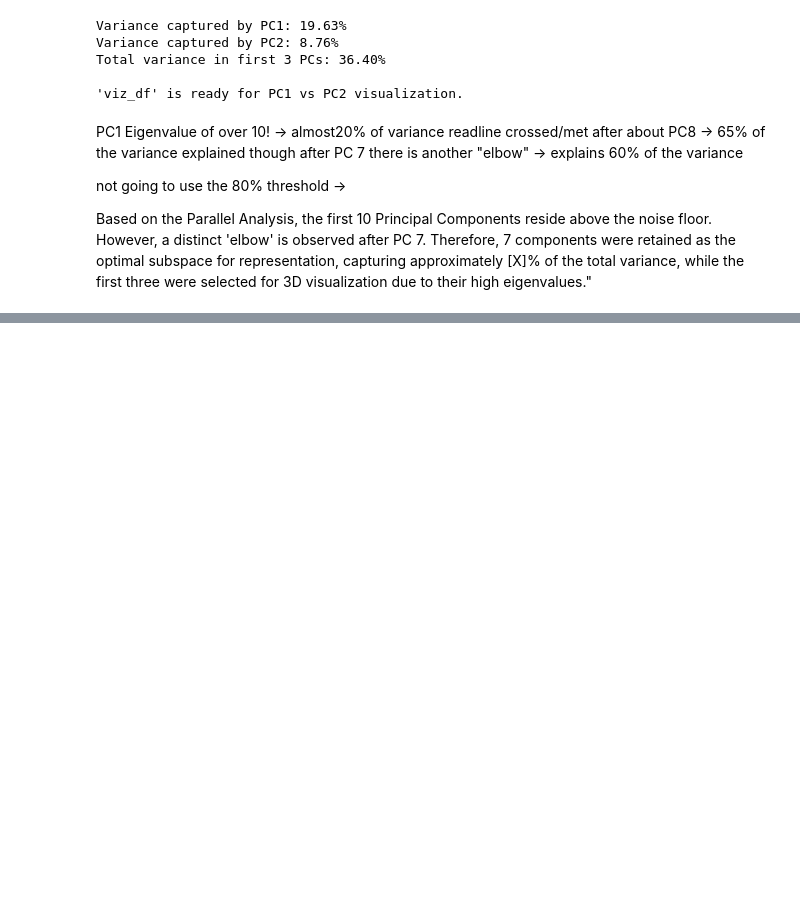
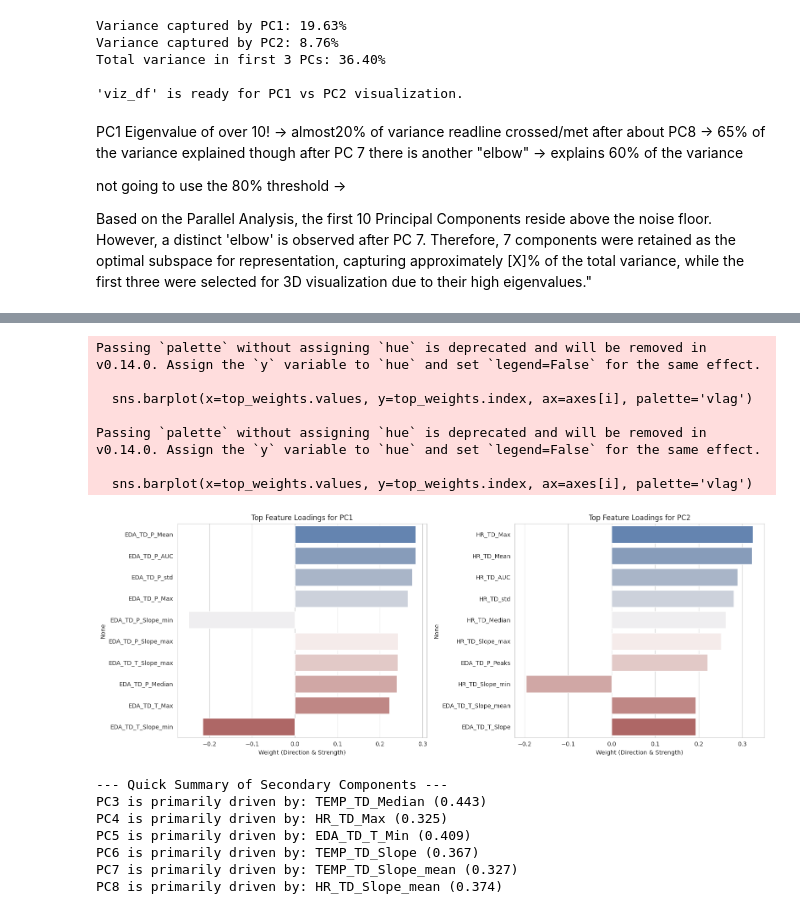
Before and after one commit to VertrauenGuard/cda-case2, a Jupyter notebook: data_analysis.ipynb, the cells around one changed output, grey strips where cells are left out. Cells and saved outputs as stored; diff of their text form; code cells hidden in the pictures; blank space fills up the shorter version.

Commit message:
finished pca and loadings stuff

```diff
--- a/data_analysis.ipynb
+++ b/data_analysis.ipynb
@@ -1201,0 +1189,49 @@ Find out why the points are where they are.
+# %%
+# check loadings loadings
+
+# 1. Extract the loadings for the top 8 components
+# We take the transpose of pca.components_ so features are rows and PCs are columns
+loadings = pd.DataFrame(
+    pca.components_[:8].T,
+    columns=[f'PC{i+1}' for i in range(8)],
+    index=pca_input_df.columns
+)
+
+# 2. Visualize the Top 10 Influential Features for PC1 and PC2
+fig, axes = plt.subplots(1, 2, figsize=(16, 6))
+
+for i, pc in enumerate(['PC1', 'PC2']):
+    # Get the top 10 features by absolute weight
+    top_features = loadings[pc].abs().sort_values(ascending=False).head(10)
+    # Get the original (positive/negative) values for those top 10
+    top_weights = loadings.loc[top_features.index, pc]
+
+    sns.barplot(x=top_weights.values, y=top_weights.index, ax=axes[i], palette='vlag')
+    axes[i].set_title(f'Top Feature Loadings for {pc}')
+    axes[i].set_xlabel('Weight (Direction & Strength)')
+
+plt.tight_layout()
+plt.show()
+
+# 3. Print a summary for the "Secondary" PCs (PC3 through PC8)
+print("--- Quick Summary of Secondary Components ---")
+for pc in [f'PC{i}' for i in range(3, 9)]:
+    top_feat = loadings[pc].abs().idxmax()
+    weight = loadings.loc[top_feat, pc]
+    print(f"{pc} is primarily driven by: {top_feat} ({weight:.3f})")
+# %% [output]
+Passing `palette` without assigning `hue` is deprecated and will be removed in v0.14.0. Assign the `y` variable to `hue` and set `legend=False` for the same effect.
+
+  sns.barplot(x=top_weights.values, y=top_weights.index, ax=axes[i], palette='vlag')
+
+Passing `palette` without assigning `hue` is deprecated and will be removed in v0.14.0. Assign the `y` variable to `hue` and set `legend=False` for the same effect.
+
+  sns.barplot(x=top_weights.values, y=top_weights.index, ax=axes[i], palette='vlag')
+[figure, added]
+--- Quick Summary of Secondary Components ---
+PC3 is primarily driven by: TEMP_TD_Median (0.443)
+PC4 is primarily driven by: HR_TD_Max (0.325)
+PC5 is primarily driven by: EDA_TD_T_Min (0.409)
+PC6 is primarily driven by: TEMP_TD_Slope (0.367)
+PC7 is primarily driven by: TEMP_TD_Slope_mean (0.327)
+PC8 is primarily driven by: HR_TD_Slope_mean (0.374)
```
Also changed, not shown: parts of 6 cells of this notebook.
